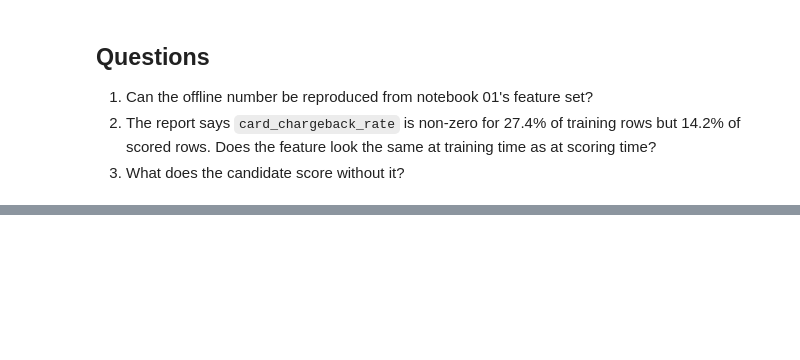
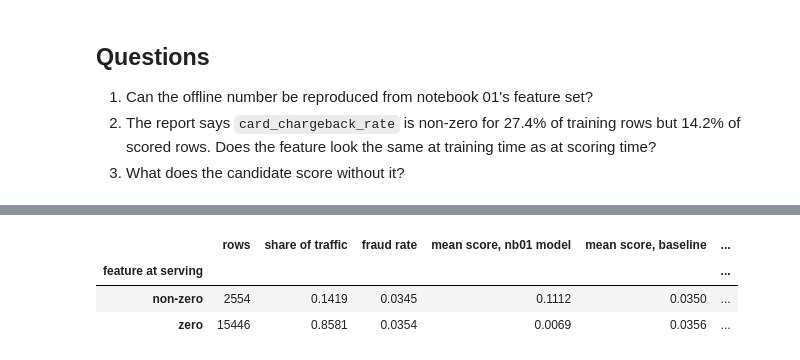
Before and after one commit to vishal84/tessera-platform-demo, a Jupyter notebook: ml/notebooks/03_v3_shadow_investigation.ipynb, the cells around one changed output, grey strips where cells are left out. Saved outputs shown, nothing was run; the diff lists cells and outputs as text; code cells hidden in the pictures; blank space fills up the shorter version.

```diff
--- a/ml/notebooks/03_v3_shadow_investigation.ipynb
+++ b/ml/notebooks/03_v3_shadow_investigation.ipynb
@@ -44,0 +185,17 @@ print("the shadow window is the test window")
+# %%
+def with_feature(d, feature):
+    X = base_features(d)
+    X["card_chargeback_rate"] = feature.loc[d.index].to_numpy()
+    return X
+
+p_shadow = nb01_model.predict_proba(with_feature(test, cb_pit))[:, 1]
+month = test.timestamp.dt.strftime("%Y-%m")
+
+reproduced = {
+    "AUC": roc_auc_score(test.is_fraud, p_shadow),
+    "PR-AUC": average_precision_score(test.is_fraud, p_shadow),
+    **{f"AUC {m}": roc_auc_score(test.is_fraud[month == m], p_shadow[(month == m).to_numpy()]) for m in sorted(month.unique())},
+}
+shadow = {"AUC": report["shadow"]["auc"], "PR-AUC": report["shadow"]["pr_auc"],
+          **{f"AUC {m['month']}": m["auc"] for m in report["shadow"]["by_month"]}}
+pd.DataFrame({"shadow report": shadow, "reproduced here": reproduced}).round(4)
@@ -44,0 +230,26 @@ print("the shadow window is the test window")
+# %%
+seen = pd.DataFrame({
+    "feature at serving": np.where(cb_pit[test.index] > 0, "non-zero", "zero"),
+    "fraud": test.is_fraud.to_numpy(),
+    "nb01 model": p_shadow,
+    "baseline model": baseline_p,
+}, index=test.index)
+
+rows = []
+for value, g in seen.groupby("feature at serving"):
+    rows.append({
+        "feature at serving": value,
+        "rows": len(g),
+        "share of traffic": len(g) / len(seen),
+        "fraud rate": g.fraud.mean(),
+        "mean score, nb01 model": g["nb01 model"].mean(),
+        "mean score, baseline": g["baseline model"].mean(),
+        "AUC within group, nb01": roc_auc_score(g.fraud, g["nb01 model"]),
+        "AUC within group, baseline": roc_auc_score(g.fraud, g["baseline model"]),
+    })
+pd.DataFrame(rows).set_index("feature at serving").round(4)
+# %% [output]
+|  | rows | share of traffic | fraud rate | mean score, nb01 model | mean score, baseline | ... |
+| feature at serving |  |  |  |  |  | ... |
+| non-zero | 2554 | 0.1419 | 0.0345 | 0.1112 | 0.0350 | ... |
+| zero | 15446 | 0.8581 | 0.0354 | 0.0069 | 0.0356 | ... |
```
Also changed, not shown: parts of 32 cells of this notebook, 1 other file.
